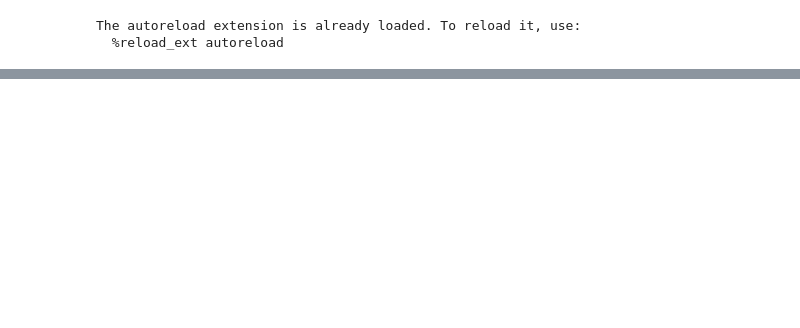
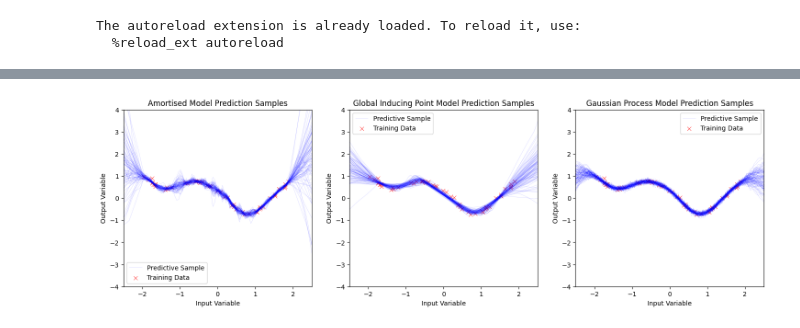
Before and after one commit to Sheev13/bnn_amort_inf, a Jupyter notebook: amort_bnn_meta_learning.ipynb, the cells around one changed output, grey strips where cells are left out. Cells and saved outputs as stored; diff of their text form; code cells hidden in the pictures; blank space fills up the shorter version.

```diff
--- a/amort_bnn_meta_learning.ipynb
+++ b/amort_bnn_meta_learning.ipynb
@@ -115,0 +151,3 @@ plt.show()
+# %%
+
+gip_prediction_samps = gip_model(xs, num_samples=100)[0].squeeze(-1).T
@@ -115,0 +181,83 @@ plt.show()
+# %%
+gp_model.eval()
+gp_prediction_samps = likelihood(gp_model(xs)).sample(torch.Size([100,])).T
+# %%
+fig, axs = plt.subplots(1, 3)
+fig.set_size_inches(18, 5)
+
+axs[0].plot(
+    xs,
+    prediction_samps.detach().numpy()[:, :-1],
+    color="blue",
+    linewidth=0.5,
+    alpha=0.15,
+)
+axs[0].plot(
+    xs,
+    prediction_samps.detach().numpy()[:, -1],
+    color="blue",
+    linewidth=0.5,
+    alpha=0.15,
+    label="Predictive Sample",
+)
+axs[0].set_title("Amortised Model Prediction Samples")
+axs[0].set_xlabel("Input Variable")
+axs[0].set_ylabel("Output Variable")
+axs[0].scatter(test_task['x_context'], test_task['y_context'], marker="x", label="Training Data", color='red', linewidth=0.5)
+
+axs[0].legend()
+axs[0].set_ylim(-4.0, 4.0)
+axs[0].set_xlim(-2.5, 2.5)
+
+axs[1].plot(
+    xs,
+    gip_prediction_samps.detach().numpy()[:, :-1],
+    color="blue",
+    linewidth=0.5,
+    alpha=0.15,
+)
+axs[1].plot(
+    xs,
+    gip_prediction_samps.detach().numpy()[:, -1],
+    color="blue",
+    linewidth=0.5,
+    alpha=0.15,
+    label="Predictive Sample",
+)
+axs[1].set_title("Global Inducing Point Model Prediction Samples")
+axs[1].set_xlabel("Input Variable")
+axs[1].set_ylabel("Output Variable")
+axs[1].scatter(test_task['x_context'], test_task['y_context'], marker="x", label="Training Data", color='red', linewidth=0.5)
+
+axs[1].legend()
+axs[1].set_ylim(-4.0, 4.0)
+axs[1].set_xlim(-2.5, 2.5)
+
+axs[2].plot(
+    xs,
+    gp_prediction_samps.detach().numpy()[:, :-1],
+    color="blue",
+    linewidth=0.5,
+    alpha=0.15,
+)
+axs[2].plot(
+    xs,
+    gp_prediction_samps.detach().numpy()[:, -1],
+    color="blue",
+    linewidth=0.5,
+    alpha=0.15,
+    label="Predictive Sample",
+)
+# axs[2].plot(xs, gp_prediction_samps.detach().numpy())
+axs[2].set_title("Gaussian Process Model Prediction Samples")
+axs[2].set_xlabel("Input Variable")
+axs[2].set_ylabel("Output Variable")
+axs[2].scatter(test_task['x_context'], test_task['y_context'], marker="x", label="Training Data", color='red', linewidth=0.5)
+
+axs[2].legend()
+axs[2].set_ylim(-4.0, 4.0)
+axs[2].set_xlim(-2.5, 2.5)
+
+plt.show()
+# %% [output]
+[figure, added]
```
Also changed, not shown: parts of 6 cells of this notebook, 2 other files.
